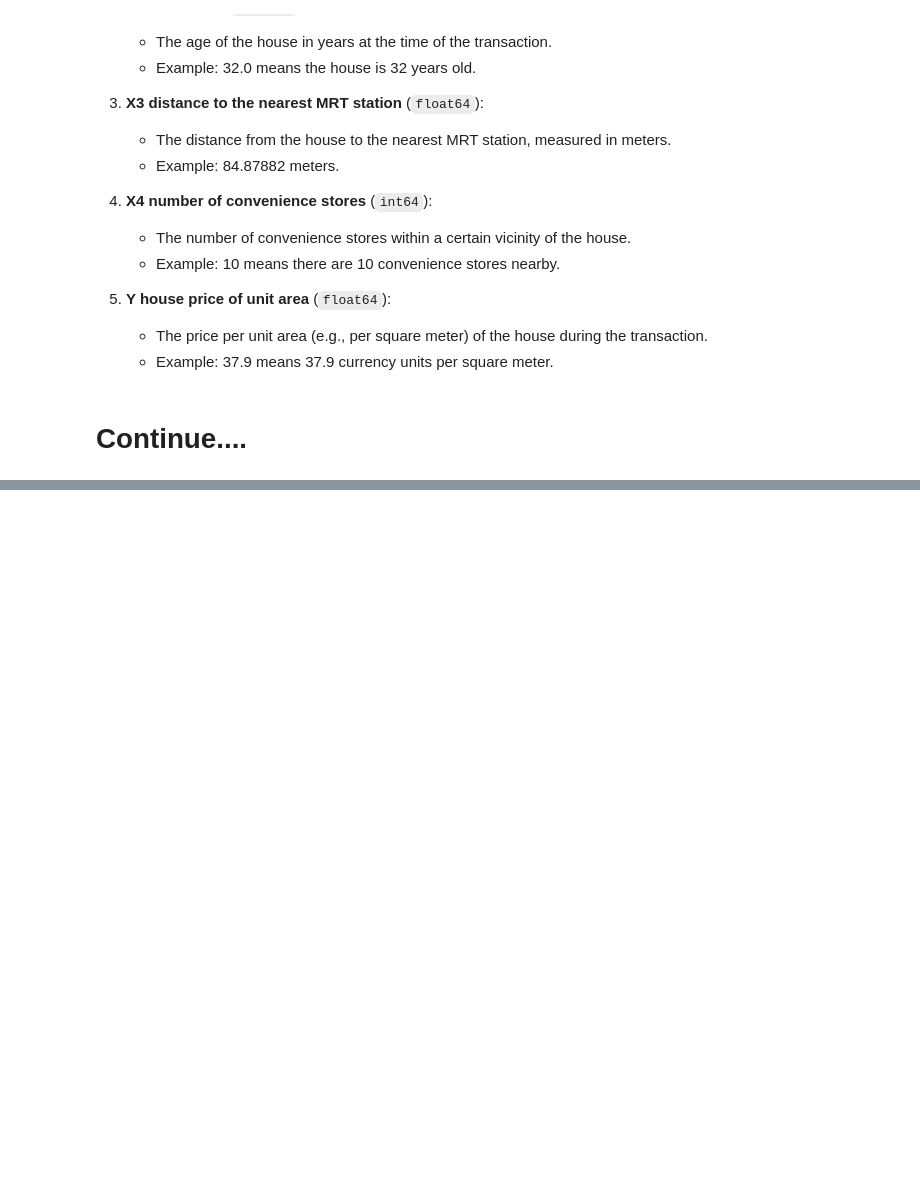
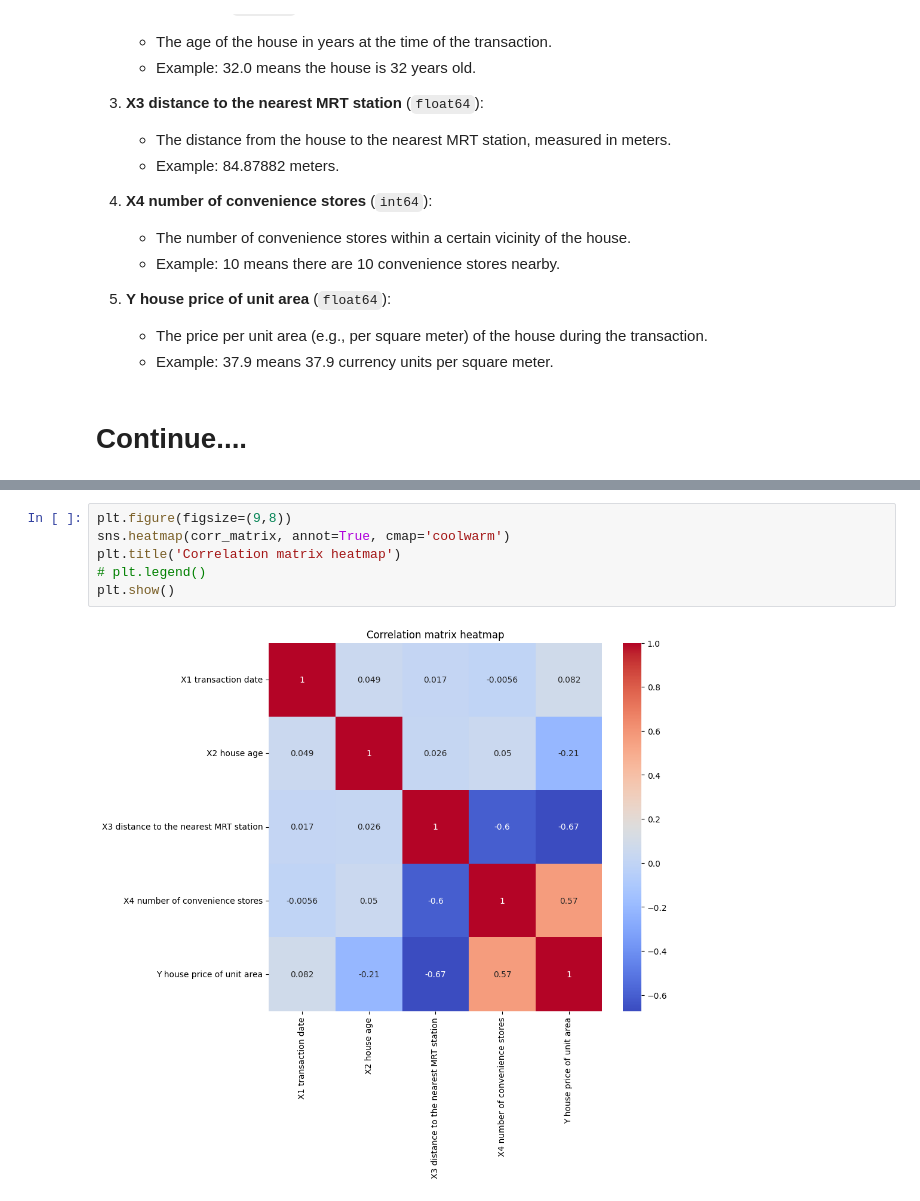
Before and after one commit to saquib-hassan/ml_b24, a Jupyter notebook: Assignment_Real_Estate/Real Estate.ipynb, the cells around one changed output, grey strips where cells are left out. Saved outputs shown, nothing was run; the diff lists cells and outputs as text; blank space fills up the shorter version.

```diff
--- a/Assignment_Real_Estate/Real Estate.ipynb
+++ b/Assignment_Real_Estate/Real Estate.ipynb
@@ -139,0 +151,8 @@ memory usage: 14.7 KB
+# %%
+plt.figure(figsize=(9,8))
+sns.heatmap(corr_matrix, annot=True, cmap='coolwarm')
+plt.title('Correlation matrix heatmap')
+# plt.legend()
+plt.show()
+# %% [output]
+[figure, added]
```
Also changed, not shown: parts of 27 cells of this notebook.
